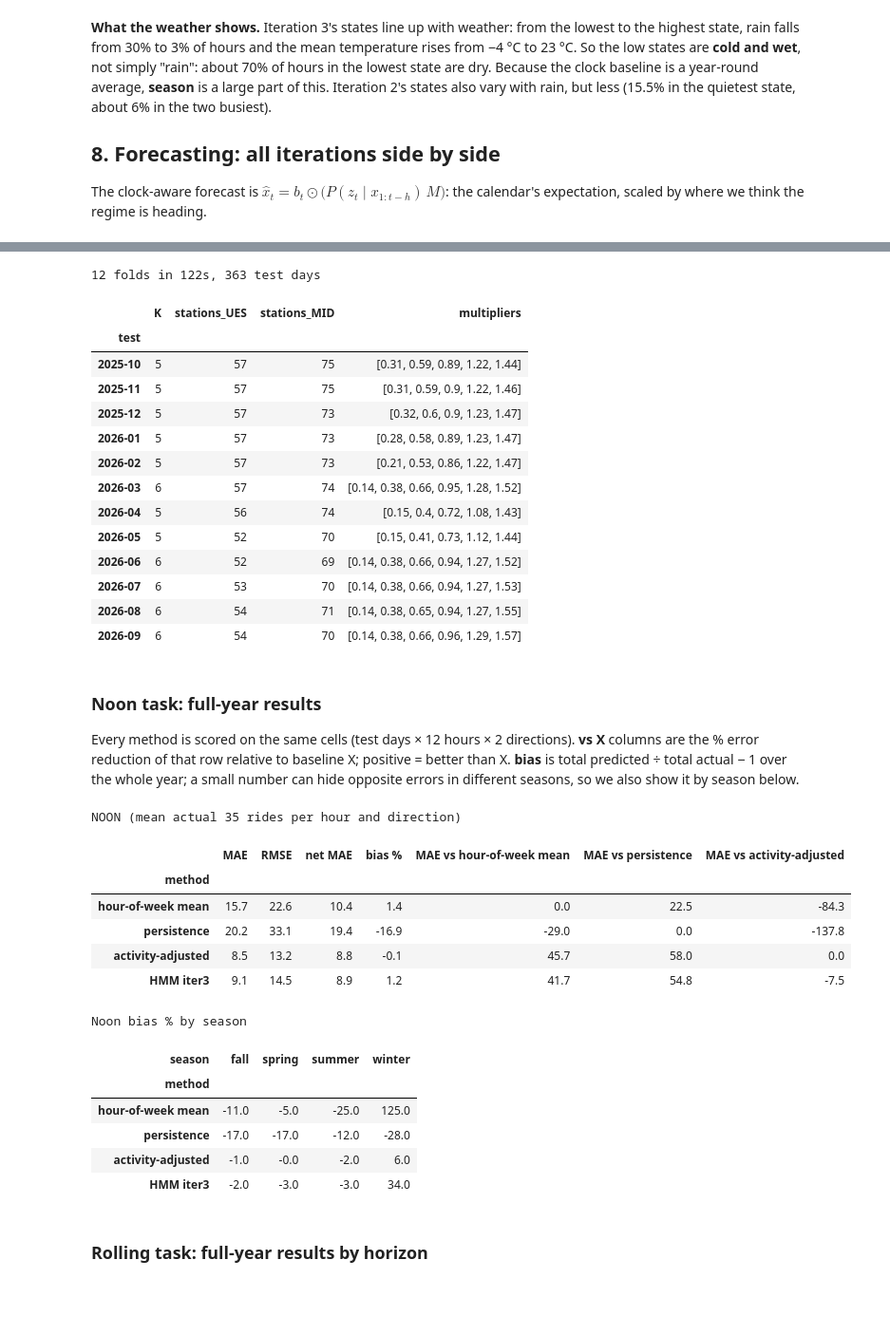
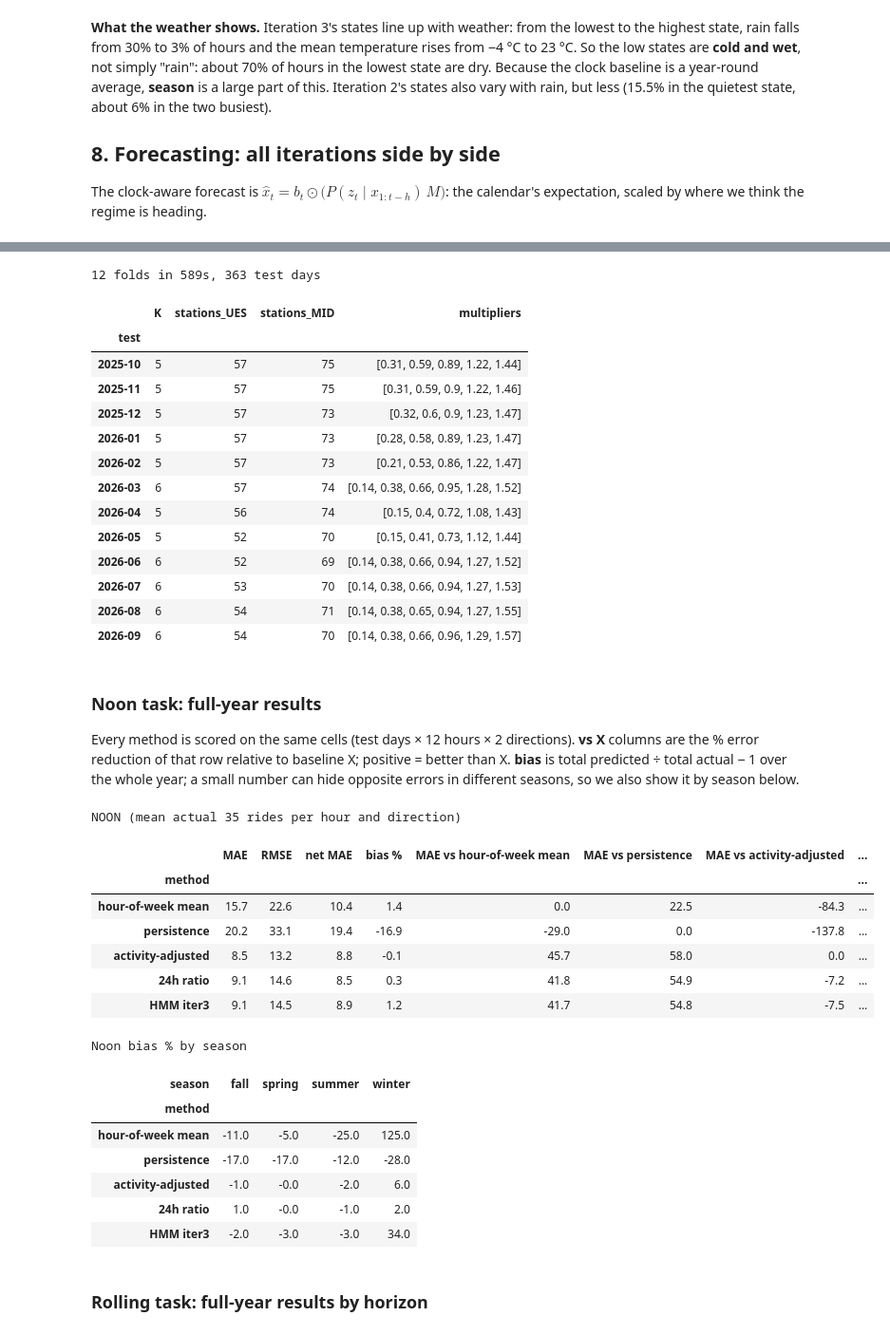
Before and after one commit to JonahS-Dev/Citi-Bike-HMM, a Jupyter notebook: citibike_hmm_iterations.ipynb, the cells around one changed output, grey strips where cells are left out. Shown at 95% size. Drawn from its saved outputs; the diff is of its cells as text; code cells hidden in the pictures; blank space fills up the shorter version.

```diff
--- a/citibike_hmm_iterations.ipynb
+++ b/citibike_hmm_iterations.ipynb
@@ -643,6 +644,14 @@ def activity_adjusted(X, h, train_mask, hours, ratio_cols=slice(None)):
     ratio = np.divide(ob, ex, out=np.ones_like(ob), where=(c > 0) & (ex > 0))
     return ratio[:, None] * prof[wk, hr]
 
+def ratio_24h(X, B, h, ratio_cols=slice(None)):
+    # Forecast for hour t made h hours earlier: clock baseline * (rides in the last 24 hours / usual rides in those hours).
+    X, B = np.asarray(X, float), np.asarray(B, float)
+    last24 = lambda A: pd.Series(A[:, ratio_cols].sum(1)).rolling(24).sum().shift(h).to_numpy()
+    ob, ex = last24(X), last24(B)
+    ratio = np.divide(ob, ex, out=np.full_like(ob, np.nan), where=ex > 0)      # NaN until a full 24 hours have been seen
+    return ratio[:, None] * B
+
 filt1, _ = forward_filter(poisson_log_emissions(X1.astype(float), m1.lambdas_), m1.startprob_, m1.transmat_)
 actual = targets(X2)
 
@@ -660,6 +669,7 @@ forecasters = {
     "hour-of-week mean": lambda h: targets(B_how),
     "persistence":       lambda h: targets(persistence(X2, h)),
     "activity-adjusted": lambda h: targets(activity_adjusted(X2, h, ~is_test, ALL_HOURS)),
+    "24h ratio":         lambda h: targets(ratio_24h(X2, B_how, h)),
     "HMM iter1 (counts)": lambda h: {"total": hmm_forecast(filt1, m1.transmat_, lambda P: P @ m1.lambdas_, h)[:, 0]},
     "HMM iter2 (composition)": lambda h: targets(hmm_forecast(filt2, m2.transmat_, lambda P: P @ m2.lambdas_, h)),
 }
@@ -1004,6 +1017,7 @@ built 12 folds in 17s
 # %%
-HMM_, HOW_, PER_, ACT_ = "HMM iter3", "hour-of-week mean", "persistence", "activity-adjusted"
-WF_METHODS = [HOW_, PER_, ACT_, HMM_]
+HMM_, HOW_, PER_, ACT_, R24_ = "HMM iter3", "hour-of-week mean", "persistence", "activity-adjusted", "24h ratio"
+WF_BASELINES = [HOW_, PER_, ACT_, R24_]
+WF_METHODS = WF_BASELINES + [HMM_]
 
 def run_fold(test, X, n_ues, n_mid):
     hours = pd.date_range((test - 12).start_time, (test + 1).start_time, freq="h", inclusive="left")
@@ -1026,7 +1040,7 @@ def run_fold(test, X, n_ues, n_mid):
     Y, te, rows = X[:, :2], np.flatnonzero(is_te & ~dst), []
     fit_days = is_tr & ~dst                                       # days used for the activity-adjusted profile
     for h in HORIZONS:
-        pred = {HOW_: B[te, :2], PER_: Y[te - h], ACT_: activity_adjusted(Y, h, fit_days, hours)[te],
+        pred = {HOW_: B[te, :2], PER_: Y[te - h], ACT_: activity_adjusted(Y, h, fit_days, hours)[te], R24_: ratio_24h(Y, B[:, :2], h)[te],
                 HMM_: (B[te] * (filt[te - h] @ np.linalg.matrix_power(m.transmat_, h) @ m.multipliers_))[:, :2]}
         for name, p in pred.items():
             d, hr = p - Y[te], hours[te]
@@ -1049,7 +1063,7 @@ display(wf_info.drop(columns="filt_nan").set_index("test"))
 # Noon task: hour 12 is h=1 from 11:00-11:59, ..., hour 23 is h=12, so it is a subset of the rolling rows
 noon = wf[wf.time.dt.hour - wf.h == 11]
 # %% [output]
-12 folds in 122s, 363 test days
+12 folds in 589s, 363 test days
 |  | K | stations_UES | stations_MID | multipliers |
 | test |  |  |  |  |
 | 2025-10 | 5 | 57 | 75 | [0.31, 0.59, 0.89, 1.22, 1.44] |
@@ -1070,34 +1084,36 @@ Every method is scored on the same cells (test days × 12 hours × 2 directions)
 # %%
 def metrics(g):
     n = len(g)
     return pd.Series({"MAE": g["abs"].sum() / (2 * n), "RMSE": np.sqrt(g["sq"].sum() / (2 * n)), "net MAE": g["net"].mean(),
                       "bias %": 100 * (g.pred.sum() / g.actual.sum() - 1)})
 
 def table(df, by):
     return df.groupby(["method", *by])[["abs", "sq", "net", "pred", "actual"]].apply(metrics)
 
 t = table(noon, []).loc[WF_METHODS]
-for b in WF_METHODS[:3]:
+for b in WF_BASELINES:
     t[f"MAE vs {b}"] = 100 * (1 - t["MAE"] / t.loc[b, "MAE"])
 print(f"NOON (mean actual {noon[noon.method == HMM_].actual.mean() / 2:.0f} rides per hour and direction)"); display(t.round(1))
 
 SEASON = {12: "winter", 1: "winter", 2: "winter", 3: "spring", 4: "spring", 5: "spring", 6: "summer", 7: "summer", 8: "summer"}
 noon = noon.assign(season=noon.time.dt.month.map(SEASON).fillna("fall"))
 print("Noon bias % by season"); display(table(noon, ["season"])["bias %"].unstack("season").loc[WF_METHODS].round(0))
 # %% [output]
 NOON (mean actual 35 rides per hour and direction)
-|  | MAE | RMSE | net MAE | bias % | MAE vs hour-of-week mean | MAE vs persistence | MAE vs activity-adjusted |
-| method |  |  |  |  |  |  |  |
-| hour-of-week mean | 15.7 | 22.6 | 10.4 | 1.4 | 0.0 | 22.5 | -84.3 |
-| persistence | 20.2 | 33.1 | 19.4 | -16.9 | -29.0 | 0.0 | -137.8 |
-| activity-adjusted | 8.5 | 13.2 | 8.8 | -0.1 | 45.7 | 58.0 | 0.0 |
-| HMM iter3 | 9.1 | 14.5 | 8.9 | 1.2 | 41.7 | 54.8 | -7.5 |
+|  | MAE | RMSE | net MAE | bias % | MAE vs hour-of-week mean | MAE vs persistence | MAE vs activity-adjusted | ... |
+| method |  |  |  |  |  |  |  | ... |
+| hour-of-week mean | 15.7 | 22.6 | 10.4 | 1.4 | 0.0 | 22.5 | -84.3 | ... |
+| persistence | 20.2 | 33.1 | 19.4 | -16.9 | -29.0 | 0.0 | -137.8 | ... |
+| activity-adjusted | 8.5 | 13.2 | 8.8 | -0.1 | 45.7 | 58.0 | 0.0 | ... |
+| 24h ratio | 9.1 | 14.6 | 8.5 | 0.3 | 41.8 | 54.9 | -7.2 | ... |
+| HMM iter3 | 9.1 | 14.5 | 8.9 | 1.2 | 41.7 | 54.8 | -7.5 | ... |
 Noon bias % by season
 | season | fall | spring | summer | winter |
 | method |  |  |  |  |
 | hour-of-week mean | -11.0 | -5.0 | -25.0 | 125.0 |
 | persistence | -17.0 | -17.0 | -12.0 | -28.0 |
 | activity-adjusted | -1.0 | -0.0 | -2.0 | 6.0 |
+| 24h ratio | 1.0 | -0.0 | -1.0 | 2.0 |
 | HMM iter3 | -2.0 | -3.0 | -3.0 | 34.0 |
 # %% [markdown]
 ### Rolling task: full-year results by horizon
```
Also changed, not shown: parts of 18 cells of this notebook.
